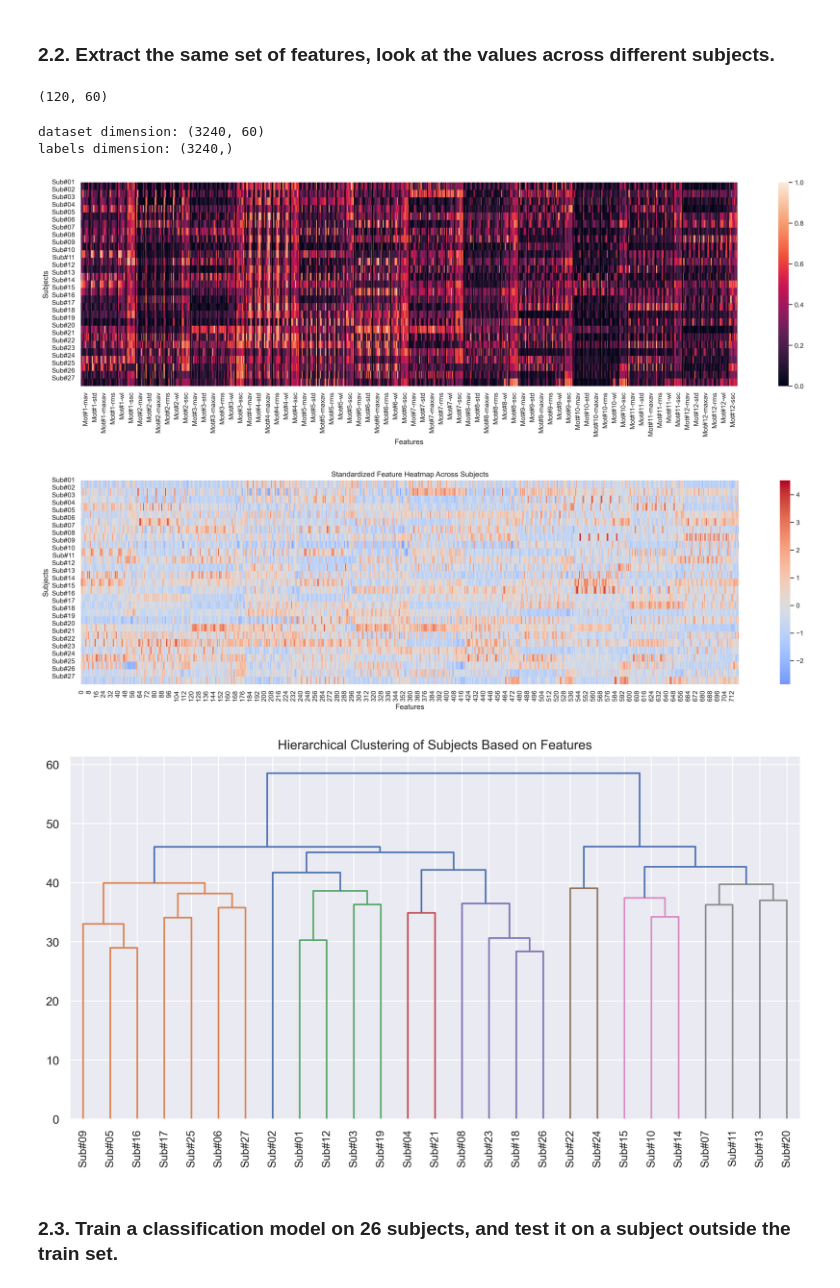
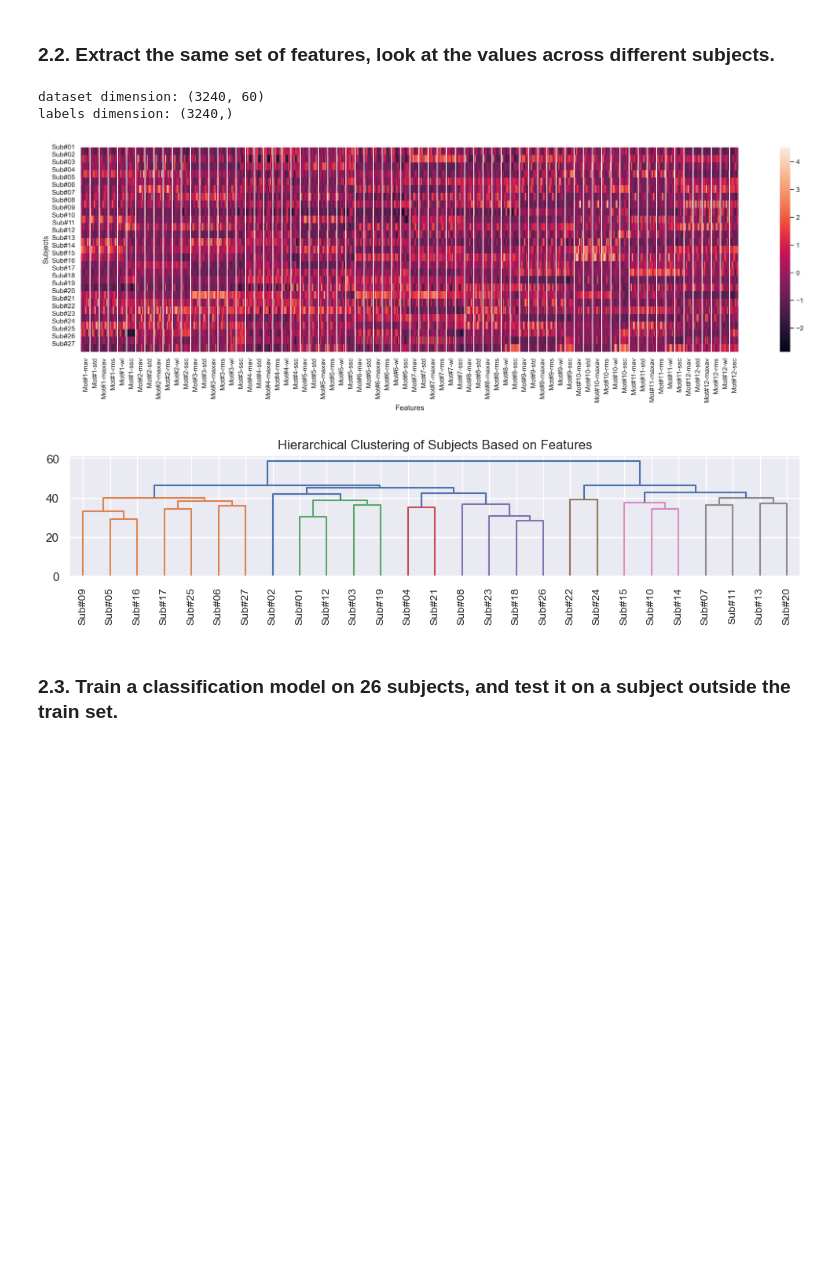
Before and after one commit to YuanshengZhou309/NSSP_Project2, a Jupyter notebook: Miniproject2-Part2.ipynb, the cells around one changed output. Drawn from its saved outputs; the diff is of its cells as text; code cells hidden in the pictures; blank space fills up the shorter version.

```diff
--- a/Miniproject2-Part2.ipynb
+++ b/Miniproject2-Part2.ipynb
@@ -152,20 +147,22 @@ for sub_idx in range(1, 27+1):
     EMG: (100948, 10), Stimulus (100948, 1), Repetition (100948, 1)
 # %% [markdown]
 ### 2.2. Extract the same set of features, look at the values across different subjects.
-# %%
-dataset.shape
-# %% [output]
-(120, 60)
 # %%
+from sklearn.preprocessing import StandardScaler
+from sklearn.decomposition import PCA
+from scipy.cluster.hierarchy import dendrogram, linkage
+
 print(f"dataset dimension: {dataset_all.shape}")
 print(f"labels dimension: {labels_all.shape}")
 # Average across repetitions
 dataset_all_rep_avg = np.array([dataset_all[rep_idx*10:(rep_idx+1)*10, :].mean(axis=0) for rep_idx in range(12*27)])
 # Reshape so that each row is all 720 features (motion=12 x feature=6 x channels=10) of 1 subject
 dataset_all_rep_avg = np.array([dataset_all_rep_avg[sub_idx*12:(sub_idx+1)*12].reshape(-1) for sub_idx in range(27)])
+scaler = StandardScaler()
+dataset_all_std = scaler.fit_transform(dataset_all_rep_avg)
 
 plt.figure(figsize=(24, 6), dpi=300)
-sns.heatmap(dataset_all_rep_avg)
+sns.heatmap(dataset_all_std)
 plt.xlabel('Features')
 plt.ylabel('Subjects')
 plt.yticks(range(27), [f'Sub#%02d' % (x+1) for x in range(27)], rotation=0)
@@ -173,37 +170,19 @@ feature_list = ['mav', 'std', 'maxav', 'rms', 'wl', 'ssc']
 plt.xticks(range(5, 716, 10), [f'Mot#{mot_idx+1}-{feature}' for mot_idx in range(12) for feature in feature_list])
 ax = plt.gca()
 for x in range(10, dataset_all.shape[0], 10):  # 每隔10个特征
-    ax.axvline(x=x, color='black', linestyle='-', linewidth=1.5)
+    ax.axvline(x=x, color='white', linestyle='-', linewidth=1.5)
 # %% [output]
 dataset dimension: (3240, 60)
 labels dimension: (3240,)
-[figure, old version]
+[figure, new version]
 # %%
-from sklearn.preprocessing import StandardScaler
-from sklearn.decomposition import PCA
-from scipy.cluster.hierarchy import dendrogram, linkage
-
-# Standardize the features
-scaler = StandardScaler()
-dataset_all_std = scaler.fit_transform(dataset_all_rep_avg)
-
-# Enhanced heatmap with standardized features
-plt.figure(figsize=(24, 6), dpi=300)
-sns.heatmap(dataset_all_std, cmap='coolwarm', center=0)
-plt.xlabel('Features')
-plt.ylabel('Subjects')
-plt.title("Standardized Feature Heatmap Across Subjects")
-plt.yticks(range(27), [f'Sub#%02d' % (x+1) for x in range(27)], rotation=0)
-plt.show()
-
 # Clustering of Subjects
 linked = linkage(dataset_all_std, method='ward')
-plt.figure(figsize=(12, 6), dpi=300)
+plt.figure(figsize=(12, 2))
 dendrogram(linked, labels=[f'Sub#%02d' % (x+1) for x in range(27)], leaf_rotation=90)
 plt.title('Hierarchical Clustering of Subjects Based on Features')
 plt.show()
 # %% [output]
-[figure, old version]
+[figure, new version]
-[figure, removed]
 # %% [markdown]
 ### 2.3. Train a classification model on 26 subjects, and test it on a subject outside the train set.
```
Also changed, not shown: parts of 7 cells of this notebook, 1 other file.
